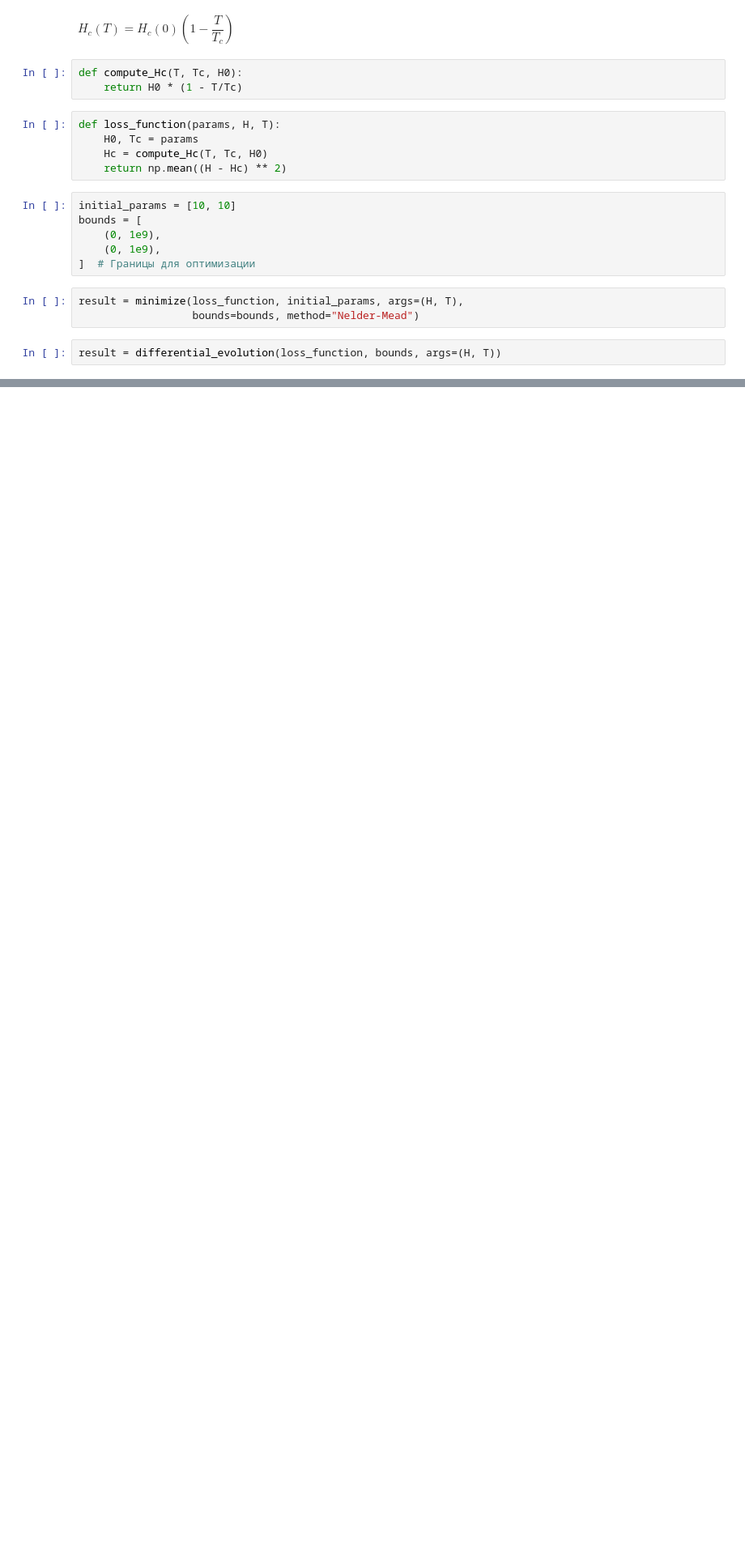
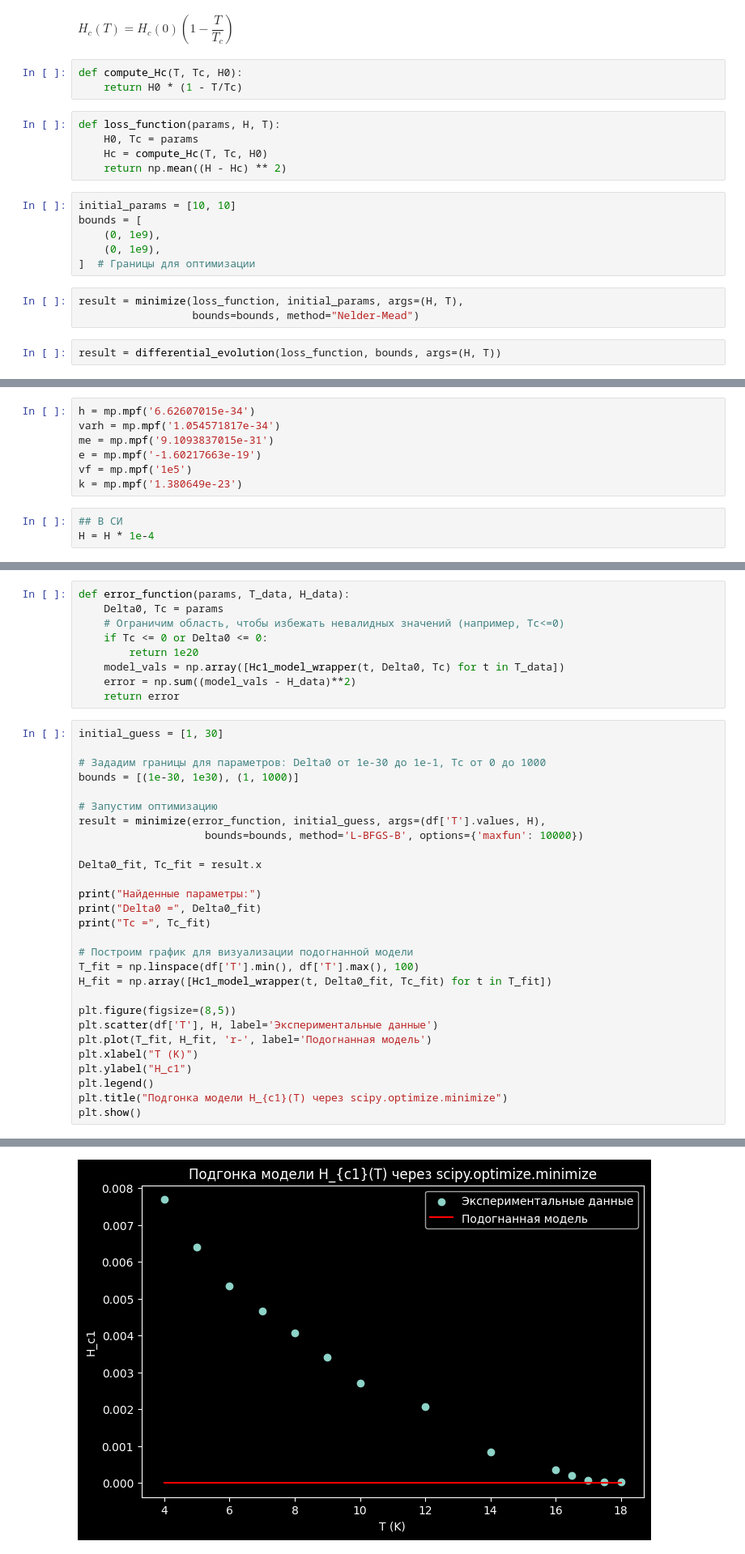
Before and after one commit to matalhim/sdf, a Jupyter notebook: H(T)/main.ipynb, the cells around one changed output, grey strips where cells are left out. Shown: that part at 81% size. Saved outputs shown, nothing was run; the diff lists cells and outputs as text; blank space fills up the shorter version.

Commit message:
new file:   .gitignore 	modified:   H(T)/data/data.csv 	modified:   H(T)/main.ipynb

```diff
--- a/H(T)/main.ipynb
+++ b/H(T)/main.ipynb
@@ -330,0 +120,10 @@ plt.show()
+# %%
+h = mp.mpf('6.62607015e-34')
+varh = mp.mpf('1.054571817e-34')
+me = mp.mpf('9.1093837015e-31')
+e = mp.mpf('-1.60217663e-19')
+vf = mp.mpf('1e5')
+k = mp.mpf('1.380649e-23')
+# %%
+## В СИ
+H = H * 1e-4
@@ -330,0 +174,38 @@ plt.show()
+# %%
+def error_function(params, T_data, H_data):
+    Delta0, Tc = params
+    # Ограничим область, чтобы избежать невалидных значений (например, Tc<=0)
+    if Tc <= 0 or Delta0 <= 0:
+        return 1e20
+    model_vals = np.array([Hc1_model_wrapper(t, Delta0, Tc) for t in T_data])
+    error = np.sum((model_vals - H_data)**2)
+    return error
+# %%
+initial_guess = [1, 30]
+
+# Зададим границы для параметров: Delta0 от 1e-30 до 1e-1, Tc от 0 до 1000
+bounds = [(1e-30, 1e30), (1, 1000)]
+
+# Запустим оптимизацию
+result = minimize(error_function, initial_guess, args=(df['T'].values, H),
+                    bounds=bounds, method='L-BFGS-B', options={'maxfun': 10000})
+
+Delta0_fit, Tc_fit = result.x
+
+print("Найденные параметры:")
+print("Delta0 =", Delta0_fit)
+print("Tc =", Tc_fit)
+
+# Построим график для визуализации подогнанной модели
+T_fit = np.linspace(df['T'].min(), df['T'].max(), 100)
+H_fit = np.array([Hc1_model_wrapper(t, Delta0_fit, Tc_fit) for t in T_fit])
+
+plt.figure(figsize=(8,5))
+plt.scatter(df['T'], H, label='Экспериментальные данные')
+plt.plot(T_fit, H_fit, 'r-', label='Подогнанная модель')
+plt.xlabel("T (K)")
+plt.ylabel("H_c1")
+plt.legend()
+plt.title("Подгонка модели H_{c1}(T) через scipy.optimize.minimize")
+plt.show()
+# %% [output]
@@ -330,0 +215 @@ plt.show()
+[figure, added]
```
Also changed, not shown: parts of 28 cells of this notebook, 2 other files.
